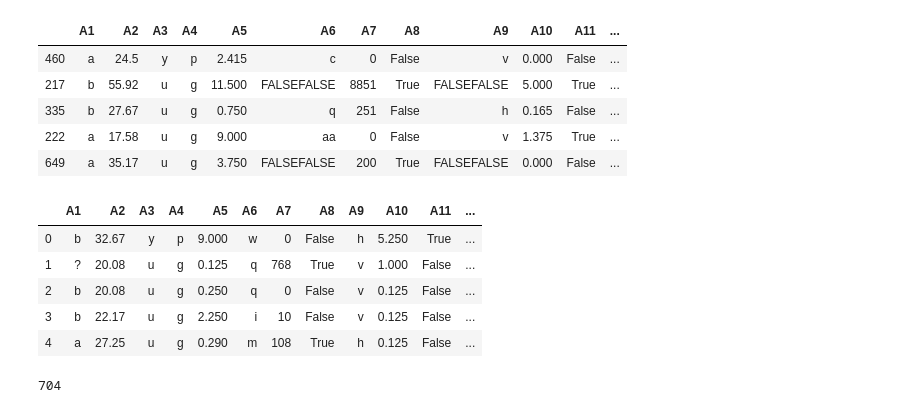
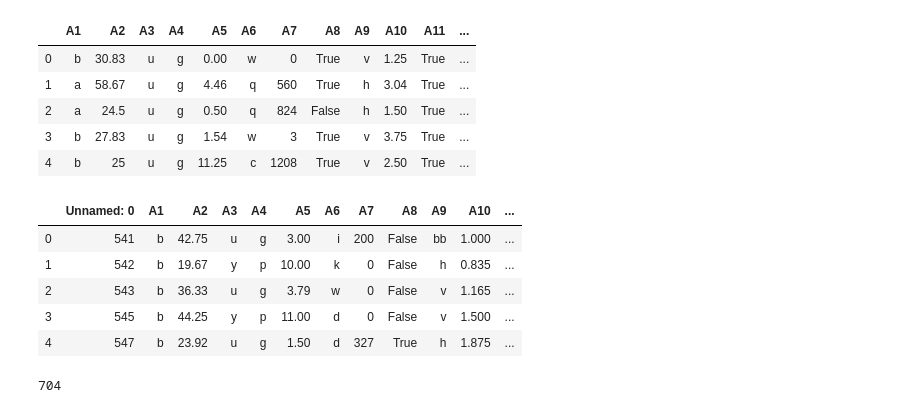
Before and after one commit to pubuduudara/CO544-ML-Project, a Jupyter notebook: Models/Suneth/Model/CO544 ML project.ipynb, the cells around one changed output. Saved outputs shown, nothing was run; the diff lists cells and outputs as text; code cells hidden in the pictures.

```diff
--- a/Models/Suneth/Model/CO544 ML project.ipynb
+++ b/Models/Suneth/Model/CO544 ML project.ipynb
@@ -33,28 +34,29 @@ from sklearn import svm
 from sklearn.preprocessing import StandardScaler
 from sklearn.preprocessing import MinMaxScaler
 # %%
-df_train = pd.read_csv('./kaggle/input/co-544-project/UCI_crx.csv')
-df_train = df_train.sample(frac=1)
+df_train = pd.read_csv('./kaggle/input/co-544-project/trainData.csv')
+# df_train = df_train.sample(frac=1)
 train_len = len(df_train)
 df_train.head()
 # %% [output]
 |  | A1 | A2 | A3 | A4 | A5 | A6 | A7 | A8 | A9 | A10 | A11 | ... |
-| 460 | a | 24.5 | y | p | 2.415 | c | 0 | False | v | 0.000 | False | ... |
-| 217 | b | 55.92 | u | g | 11.500 | FALSEFALSE | 8851 | True | FALSEFALSE | 5.000 | True | ... |
-| 335 | b | 27.67 | u | g | 0.750 | q | 251 | False | h | 0.165 | False | ... |
-| 222 | a | 17.58 | u | g | 9.000 | aa | 0 | False | v | 1.375 | True | ... |
-| 649 | a | 35.17 | u | g | 3.750 | FALSEFALSE | 200 | True | FALSEFALSE | 0.000 | False | ... |
+| 0 | b | 30.83 | u | g | 0.00 | w | 0 | True | v | 1.25 | True | ... |
+| 1 | a | 58.67 | u | g | 4.46 | q | 560 | True | h | 3.04 | True | ... |
+| 2 | a | 24.5 | u | g | 0.50 | q | 824 | False | h | 1.50 | True | ... |
+| 3 | b | 27.83 | u | g | 1.54 | w | 3 | True | v | 3.75 | True | ... |
+| 4 | b | 25 | u | g | 11.25 | c | 1208 | True | v | 2.50 | True | ... |
 # %%
-df_test= pd.read_csv('/kaggle/input/co-544-project/testdata_10%.csv')
+df_test= pd.read_csv('./kaggle/input/co-544-project/fulltest.csv')
+df_test = df_test.drop('A16', axis = 1)
 test_len = len(df_test)
 df_test.head()
 # %% [output]
-|  | A1 | A2 | A3 | A4 | A5 | A6 | A7 | A8 | A9 | A10 | A11 | ... |
-| 0 | b | 32.67 | y | p | 9.000 | w | 0 | False | h | 5.250 | True | ... |
-| 1 | ? | 20.08 | u | g | 0.125 | q | 768 | True | v | 1.000 | False | ... |
-| 2 | b | 20.08 | u | g | 0.250 | q | 0 | False | v | 0.125 | False | ... |
-| 3 | b | 22.17 | u | g | 2.250 | i | 10 | False | v | 0.125 | False | ... |
-| 4 | a | 27.25 | u | g | 0.290 | m | 108 | True | h | 0.125 | False | ... |
+|  | Unnamed: 0 | A1 | A2 | A3 | A4 | A5 | A6 | A7 | A8 | A9 | A10 | ... |
+| 0 | 541 | b | 42.75 | u | g | 3.00 | i | 200 | False | bb | 1.000 | ... |
+| 1 | 542 | b | 19.67 | y | p | 10.00 | k | 0 | False | h | 0.835 | ... |
+| 2 | 543 | b | 36.33 | u | g | 3.79 | w | 0 | False | v | 1.165 | ... |
+| 3 | 545 | b | 44.25 | y | p | 11.00 | d | 0 | False | v | 1.500 | ... |
+| 4 | 547 | b | 23.92 | u | g | 1.50 | d | 327 | True | h | 1.875 | ... |
 # %%
 # Combine X
 df = pd.concat([df_train.drop('A16',axis=1), df_test])
```
Also changed, not shown: parts of 1 cell of this notebook, 2 other files.
